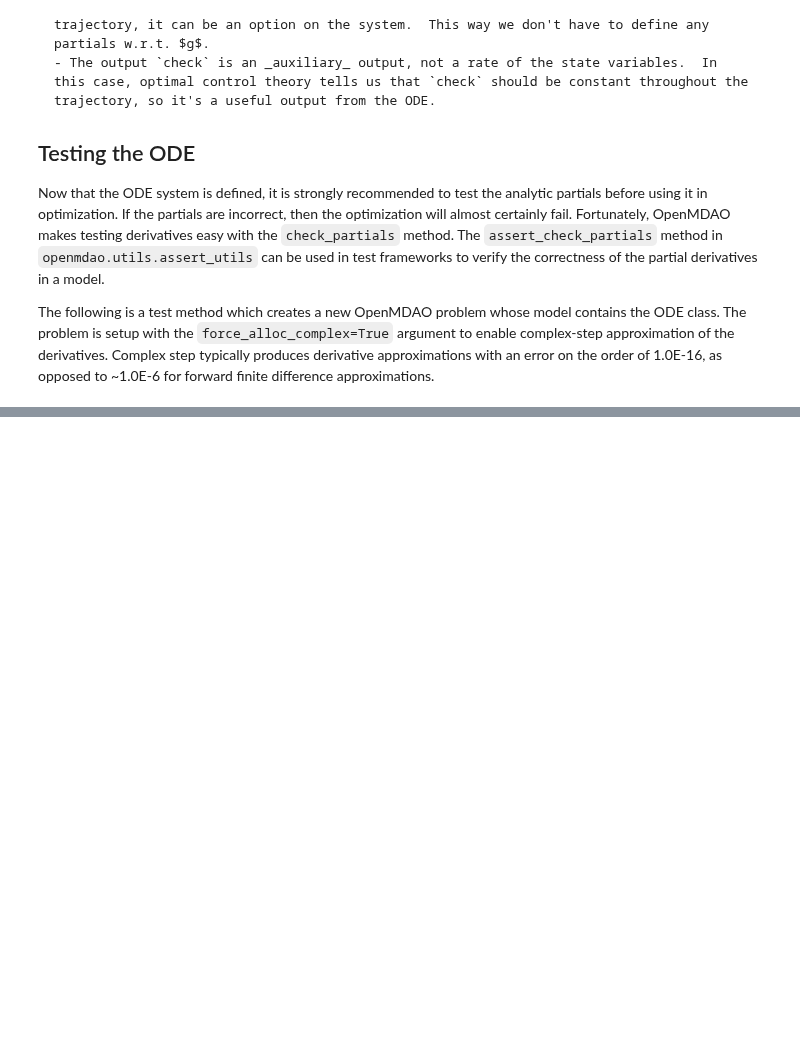
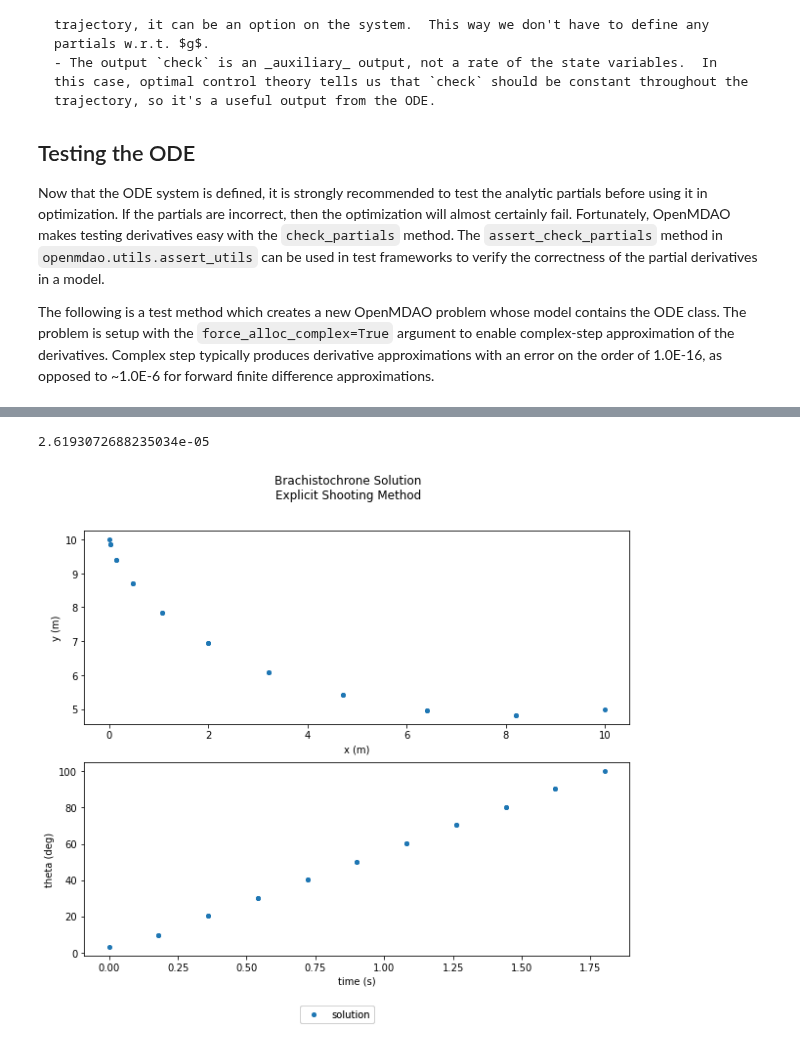
Before and after one commit to OpenMDAO/dymos, a Jupyter notebook: docs/examples/brachistochrone/brachistochrone.ipynb, the cells around one changed output, grey strips where cells are left out. Saved outputs shown, nothing was run; the diff lists cells and outputs as text; code cells hidden in the pictures; blank space fills up the shorter version.

```diff
--- a/docs/examples/brachistochrone/brachistochrone.ipynb
+++ b/docs/examples/brachistochrone/brachistochrone.ipynb
@@ -395,0 +566,15 @@ plt.show()
+# %%
+assert_near_equal(p.get_val('traj.phase0.timeseries.time')[-1], 1.8016, tolerance=1.0E-3)
+# %% [output]
+2.6193072688235034e-05
+# %%
+plot_results([('traj.phase0.timeseries.states:x', 'traj.phase0.timeseries.states:y',
+               'x (m)', 'y (m)'),
+              ('traj.phase0.timeseries.time', 'traj.phase0.timeseries.controls:theta',
+               'time (s)', 'theta (deg)')],
+             title='Brachistochrone Solution\nExplicit Shooting Method',
+             p_sol=p)
+
+plt.show()
+# %% [output]
+[figure, added]
```
Also changed, not shown: parts of 10 cells of this notebook, 10 other files.
